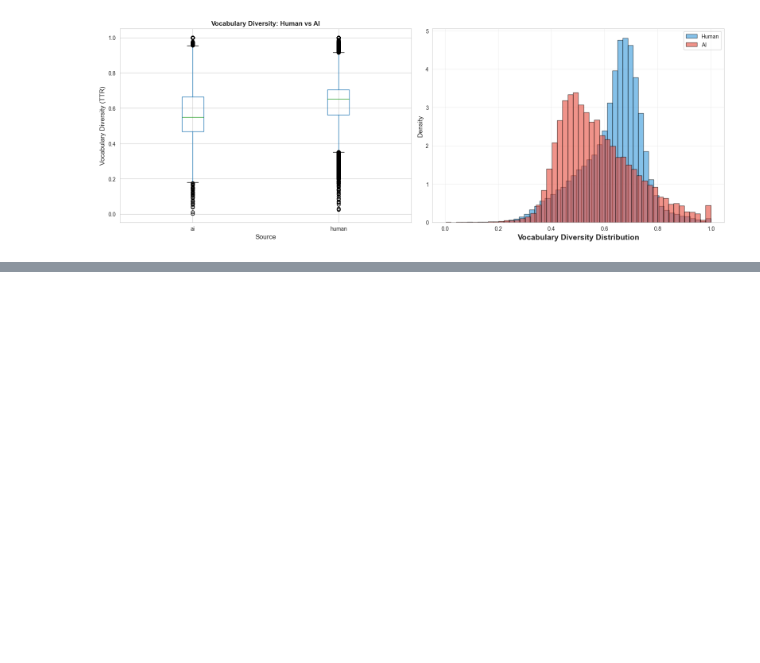
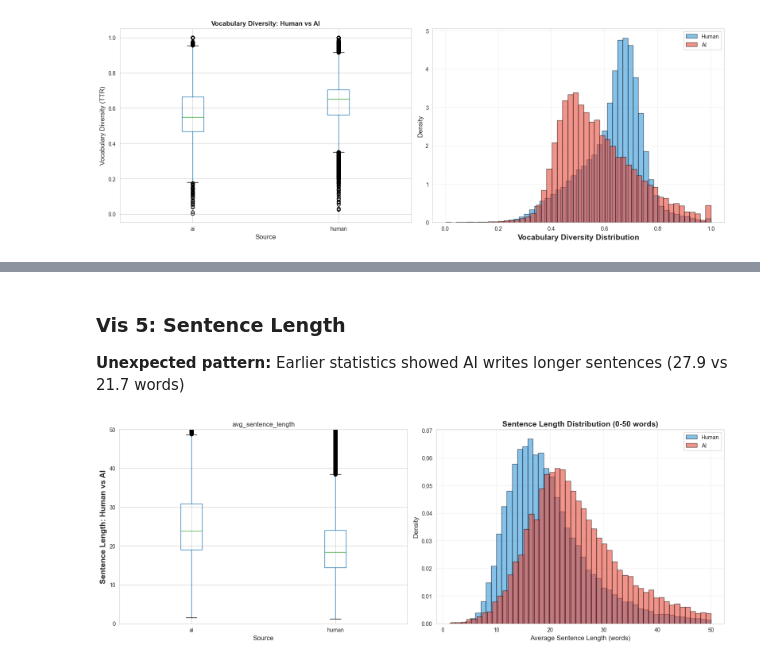
Before and after one commit to Hannahthegreat/ai-text-detection, a Jupyter notebook: notebooks/01_data_exploration.ipynb, the cells around one changed output, grey strips where cells are left out. Cells and saved outputs as stored; diff of their text form; code cells hidden in the pictures; blank space fills up the shorter version.

```diff
--- a/notebooks/01_data_exploration.ipynb
+++ b/notebooks/01_data_exploration.ipynb
@@ -894,3 +952,33 @@ plt.show
+# %% [markdown]
+### Vis 5: Sentence Length
+**Unexpected pattern:** Earlier statistics showed AI writes longer sentences (27.9 vs 21.7 words)
 # %%
 # 5 Sentence length comparison
-fig, ax = plt.subplots(1, 2, figsize=(1,6))
+fig, axes = plt.subplots(1, 2, figsize=(16,6))
+
+# Box Plot
+df_sample_cleaned.boxplot(column='avg_sentence_length', by='source', ax=axes[0])
+axes[0].set_xlabel('Source', fontsize=12)
+axes[0].set_ylabel('Average Sentence Length (words)', fontsize=12)
+axes[0].set_ylabel('Sentence Length: Human vs AI', fontsize=14, fontweight='bold')
+axes[0].set_ylim(0,50) # Limit y-axis to see the patterm better
+plt.suptitle('')
+
+# Histogram
+human_sent = df_sample_cleaned[df_sample_cleaned['source'] == 'human']['avg_sentence_length']
+ai_sent = df_sample_cleaned[df_sample_cleaned['source'] == 'ai']['avg_sentence_length']
+
+axes[1].hist(human_sent[human_sent <= 50], bins=50, alpha=0.6,
+            label='Human', color='#3498db', edgecolor='black', density=True)
+axes[1].hist(ai_sent[ai_sent <= 50], bins=50, alpha=0.6,
+            label='AI', color='#e74c3c', edgecolor='black', density=True)
+axes[1].set_xlabel('Average Sentence Length (words)', fontsize=12)
+axes[1].set_ylabel('Density', fontsize=12)
+axes[1].set_title('Sentence Length Distribution (0-50 words)', fontsize=14, fontweight='bold')
+axes[1].legend()
+axes[1].grid(alpha=0.3)
+
+plt.tight_layout()
+plt.savefig('../visualizations/plots/sentence_length_comparison.png', dpi=300, bbox_inches='tight')
+# %% [output]
+[figure, added]
```
Also changed, not shown: parts of 22 cells of this notebook, 3 other files.
